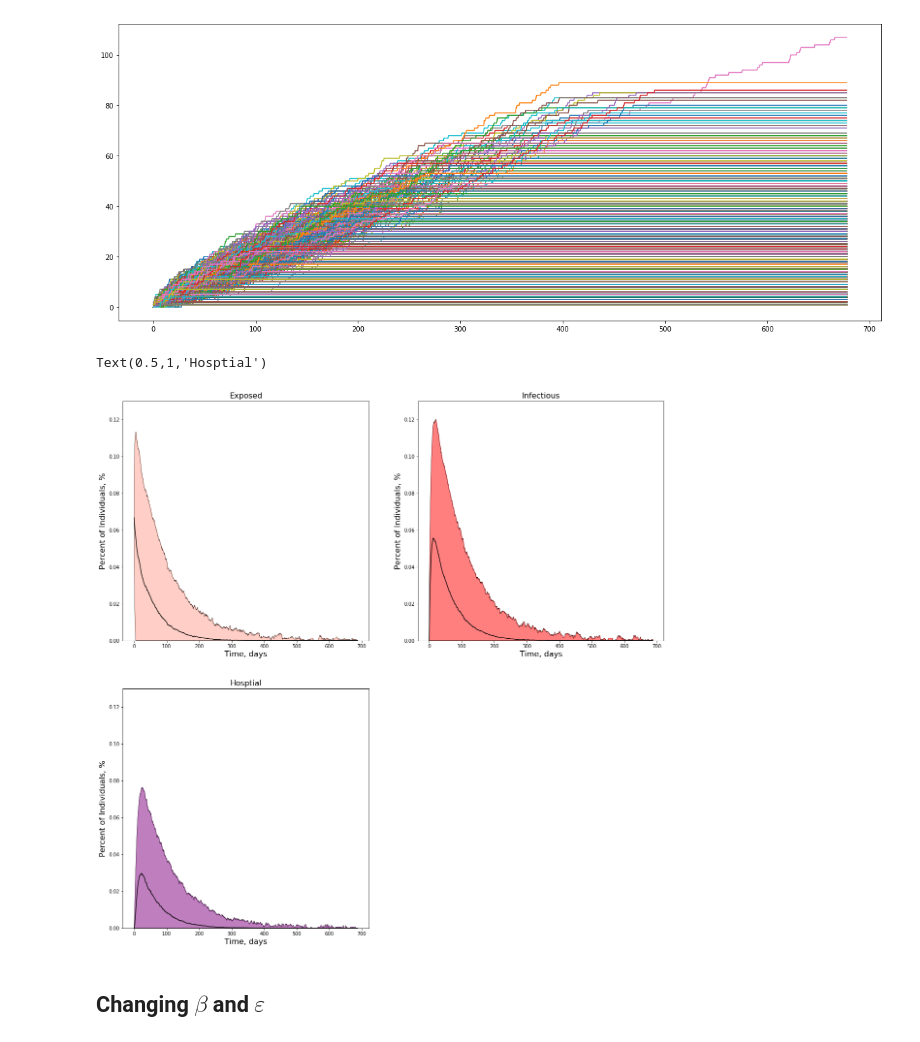
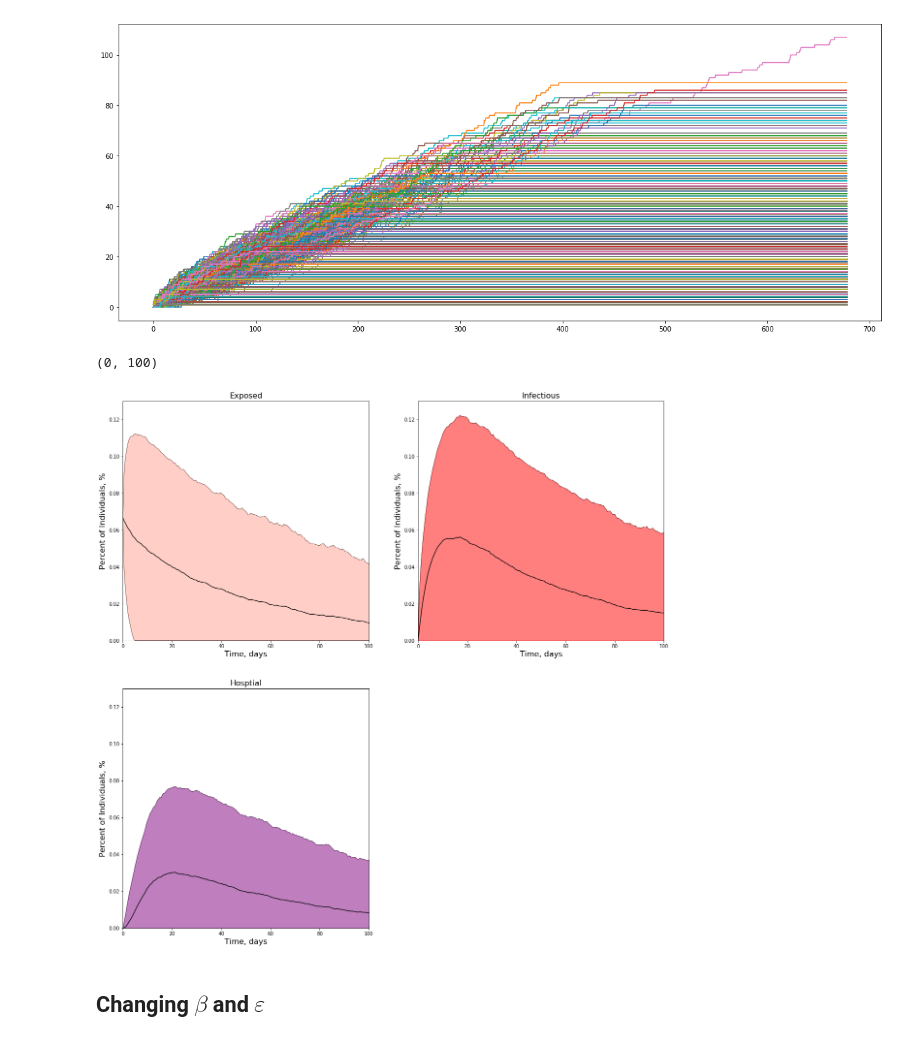
Before and after one commit to ersouthall/NipahVirus, a Jupyter notebook: Coupled Gillespie.ipynb, the cells around one changed output. Cells and saved outputs as stored; diff of their text form; code cells hidden in the pictures.

```diff
--- a/Coupled Gillespie.ipynb
+++ b/Coupled Gillespie.ipynb
@@ -125,7 +147,7 @@ P_seihr = odeint(dSEIHR_dt, Input_H, ts)
 # %% [markdown]
 # Plots
 # %%
-Gh = gillespieSEIHR(Input_H, β, μ1, μ2, σ, ω, ϵ, α,pp, γ, capT)
+Gh = gillespieSEIHR(Input_H, 10, μ1, μ2, σ, ω, ϵ, α,pp, γ, capT)
 SEIHRt = Gh[0]
 SEIHRs = Gh[1][:,0]
 SEIHRe = Gh[1][:,1]
@@ -159,3 +188,6 @@ plt.legend(fontsize = 20)
+# %%
+β = 0.01
+ϵ = 0.0001
 # %% [markdown]
 ## Multiple simulations
 # %%
@@ -164,7 +196,7 @@ Inf = []
 Exp = []
 Hos = []
 Cum = []
-Num_sim = 10000
+Num_sim = 100
 for i in range(Num_sim):
     Gh_adj = gillespieSEIHR(Input_H, β, μ1, μ2, σ, ω, ϵ, α,pp, γ, capT)
     SEIHRt_adj = Gh_adj[0]
@@ -193,7 +229,7 @@ for i in range(Num_sim):
 # %%
 max_time = []
 num_inf = []
-for k in range(Num_sim):
+for k in range(i):
     max_time.append(max(Time[k]))
     num_inf.append(Cum[k][-1])
 
@@ -328,34 +369,37 @@ plt.subplot(2,2,1)
 plt.plot(inter_t, 100*np.mean(inter_e, axis = 0)/Nn,'-', color ='k', alpha = 0.9)
 plt.plot(inter_t, 100*(np.mean(inter_e, axis = 0)+np.std(inter_e, axis = 0))/Nn, color ='k', lw=0.5)
 # plt.plot(inter_t, 100*inter_e[5]/Nn, '--', color = 'grey')
 plt.plot(inter_t, 100*np.maximum((np.mean(inter_e, axis = 0)-np.std(inter_e, axis = 0))/Nn,0),color ='k', lw=0.5)
 plt.fill_between(inter_t,  100*(np.mean(inter_e, axis = 0)+np.std(inter_e, axis = 0))/Nn, 100*np.maximum((np.mean(inter_e, axis = 0)-np.std(inter_e, axis = 0))/Nn,0), 1, alpha=0.3, color = 'tomato')
 plt.ylim([0,0.13])
 plt.ylabel('Percent of Individuals, %', fontsize = 16)
 plt.xlabel('Time, days', fontsize = 16)
 plt.title('Exposed', fontsize = 16)
+plt.xlim([0,100])
 
 plt.subplot(2,2,2)
 plt.plot(inter_t, 100*np.mean(inter_i, axis = 0)/Nn,'-', color ='k', alpha = 0.9)
 plt.plot(inter_t, 100*(np.mean(inter_i, axis = 0)+np.std(inter_i, axis = 0))/Nn, color ='k', lw=0.5)
 plt.plot(inter_t, 100*np.maximum((np.mean(inter_i, axis = 0)-np.std(inter_i, axis = 0))/Nn,0),color ='k', lw=0.5)
 plt.fill_between(inter_t,  100*(np.mean(inter_i, axis = 0)+np.std(inter_i, axis = 0))/Nn, 100*np.maximum((np.mean(inter_i, axis = 0)-np.std(inter_i, axis = 0))/Nn,0), 1, alpha=0.5, color = 'red')
 plt.ylim([0,0.13])
 plt.ylabel('Percent of Individuals, %', fontsize = 16)
 plt.xlabel('Time, days', fontsize = 16)
 plt.title('Infectious', fontsize = 16)
+plt.xlim([0,100])
 
 plt.subplot(2,2,3)
 plt.plot(inter_t, 100*np.mean(inter_h, axis = 0)/Nn,'-', color ='k', alpha = 0.9)
 plt.plot(inter_t, 100*(np.mean(inter_h, axis = 0)+np.std(inter_h, axis = 0))/Nn, color ='k', lw=0.5)
 plt.plot(inter_t, 100*np.maximum((np.mean(inter_h, axis = 0)-np.std(inter_h, axis = 0))/Nn,0),color ='k', lw=0.5)
 plt.fill_between(inter_t,  100*(np.mean(inter_h, axis = 0)+np.std(inter_h, axis = 0))/Nn, 100*np.maximum((np.mean(inter_h, axis = 0)-np.std(inter_h, axis = 0))/Nn,0), 1, alpha=0.5, color = 'purple')
 plt.ylim([0,0.13])
 plt.ylabel('Percent of Individuals, %', fontsize = 16)
 plt.xlabel('Time, days', fontsize = 16)
 plt.title('Hosptial', fontsize = 16)
+plt.xlim([0,100])
 # %% [output]
-Text(0.5,1,'Hosptial')
+(0, 100)
-[figure, old version]
+[figure, new version]
 # %% [markdown]
 ## Changing $\beta$ and $\varepsilon$
```
Also changed, not shown: parts of 30 cells of this notebook, 2 other files.
